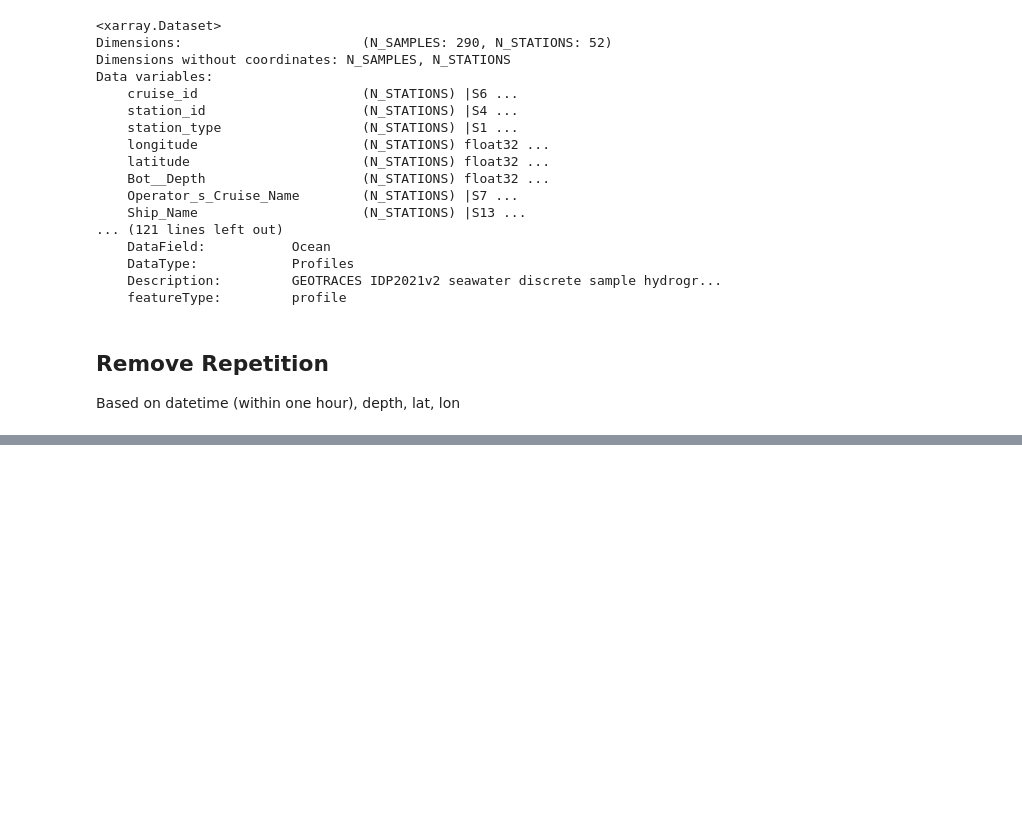
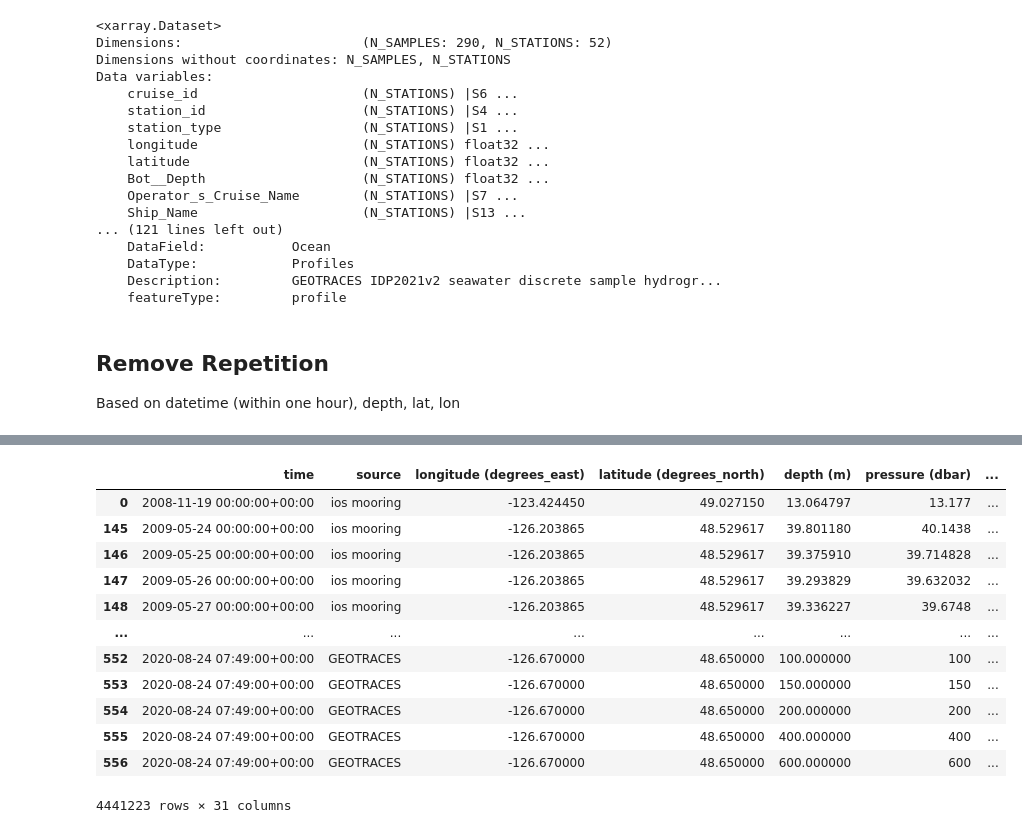
Before and after one commit to UBC-MOAD/analysis-becca, a Jupyter notebook: LiveOcean/tracers/myobs.ipynb, the cells around one changed output, grey strips where cells are left out. Cells and saved outputs as stored; diff of their text form; code cells hidden in the pictures; blank space fills up the shorter version.

```diff
--- a/LiveOcean/tracers/myobs.ipynb
+++ b/LiveOcean/tracers/myobs.ipynb
@@ -654,0 +614,46 @@ ob
+# %%
+ob['time'] = pd.to_datetime(ob.time, utc=True)
+ob['longitude (degrees_east)'] = pd.to_numeric(ob['longitude (degrees_east)'], errors='coerce')
+ob['latitude (degrees_north)'] = pd.to_numeric(ob['latitude (degrees_north)'], errors='coerce')
+ob['depth (m)'] = pd.to_numeric(ob['depth (m)'], errors='coerce')
+ob['pressure (dbar)'] = pd.to_numeric(ob['pressure (dbar)'], errors='coerce')
+ob['temperature (degC)'] = pd.to_numeric(ob['temperature (degC)'], errors='coerce')
+ob['salinity (g kg-1)'] = pd.to_numeric(ob['salinity (g kg-1)'], errors='coerce')
+ob['DO (uM)'] = pd.to_numeric(ob['DO (uM)'], errors='coerce')
+ob['NO3 (uM)'] = pd.to_numeric(ob['NO3 (uM)'], errors='coerce')
+ob['NO2 (uM)'] = pd.to_numeric(ob['NO2 (uM)'], errors='coerce')
+ob['NH4 (uM)'] = pd.to_numeric(ob['NH4 (uM)'], errors='coerce')
+ob['PO4 (uM)'] = pd.to_numeric(ob['PO4 (uM)'], errors='coerce')
+ob['SiO4 (uM)'] = pd.to_numeric(ob['SiO4 (uM)'], errors='coerce')
+ob['DIC (uM)'] = pd.to_numeric(ob['DIC (uM)'], errors='coerce')
+ob['TA (uM)'] = pd.to_numeric(ob['TA (uM)'], errors='coerce')
+ob['Aragonite'] = pd.to_numeric(ob['Aragonite'], errors='coerce')
+ob['Calcite'] = pd.to_numeric(ob['Calcite'], errors='coerce')
+ob['Carbonate'] = pd.to_numeric(ob['Carbonate'], errors='coerce')
+ob['Al (ppt)'] = pd.to_numeric(ob['Al (ppt)'], errors='coerce')
+ob['Ba (ppt)'] = pd.to_numeric(ob['Ba (ppt)'], errors='coerce')
+ob['Cd (ppt)'] = pd.to_numeric(ob['Cd (ppt)'], errors='coerce')
+ob['Co (ppt)'] = pd.to_numeric(ob['Co (ppt)'], errors='coerce')
+ob['Cu (ppt)'] = pd.to_numeric(ob['Cu (ppt)'], errors='coerce')
+ob['Fe (ppt)'] = pd.to_numeric(ob['Fe (ppt)'], errors='coerce')
+ob['Ga (ppt)'] = pd.to_numeric(ob['Ga (ppt)'], errors='coerce')
+ob['Mn (ppt)'] = pd.to_numeric(ob['Mn (ppt)'], errors='coerce')
+ob['Ni (ppt)'] = pd.to_numeric(ob['Ni (ppt)'], errors='coerce')
+ob['Pb (ppt)'] = pd.to_numeric(ob['Pb (ppt)'], errors='coerce')
+ob['Zn (ppt)'] = pd.to_numeric(ob['Zn (ppt)'], errors='coerce')
+
+ob
+# %% [output]
+|  | time | source | longitude (degrees_east) | latitude (degrees_north) | depth (m) | pressure (dbar) | ... |
+| 0 | 2008-11-19 00:00:00+00:00 | ios mooring | -123.424450 | 49.027150 | 13.064797 | 13.177 | ... |
+| 145 | 2009-05-24 00:00:00+00:00 | ios mooring | -126.203865 | 48.529617 | 39.801180 | 40.1438 | ... |
+| 146 | 2009-05-25 00:00:00+00:00 | ios mooring | -126.203865 | 48.529617 | 39.375910 | 39.714828 | ... |
+| 147 | 2009-05-26 00:00:00+00:00 | ios mooring | -126.203865 | 48.529617 | 39.293829 | 39.632032 | ... |
+| 148 | 2009-05-27 00:00:00+00:00 | ios mooring | -126.203865 | 48.529617 | 39.336227 | 39.6748 | ... |
+| ... | ... | ... | ... | ... | ... | ... | ... |
+| 552 | 2020-08-24 07:49:00+00:00 | GEOTRACES | -126.670000 | 48.650000 | 100.000000 | 100 | ... |
+| 553 | 2020-08-24 07:49:00+00:00 | GEOTRACES | -126.670000 | 48.650000 | 150.000000 | 150 | ... |
+| 554 | 2020-08-24 07:49:00+00:00 | GEOTRACES | -126.670000 | 48.650000 | 200.000000 | 200 | ... |
+| 555 | 2020-08-24 07:49:00+00:00 | GEOTRACES | -126.670000 | 48.650000 | 400.000000 | 400 | ... |
+| 556 | 2020-08-24 07:49:00+00:00 | GEOTRACES | -126.670000 | 48.650000 | 600.000000 | 600 | ... |
+4441223 rows × 31 columns
```
Also changed, not shown: parts of 17 cells of this notebook.
